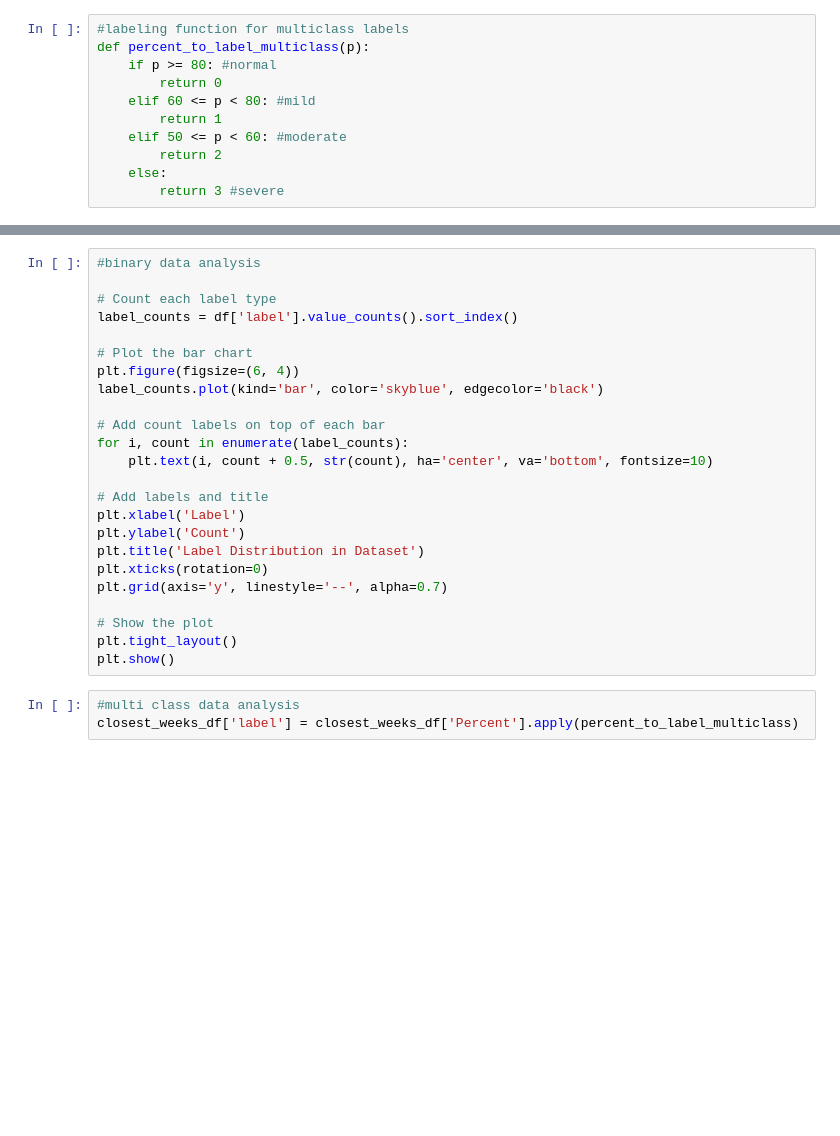
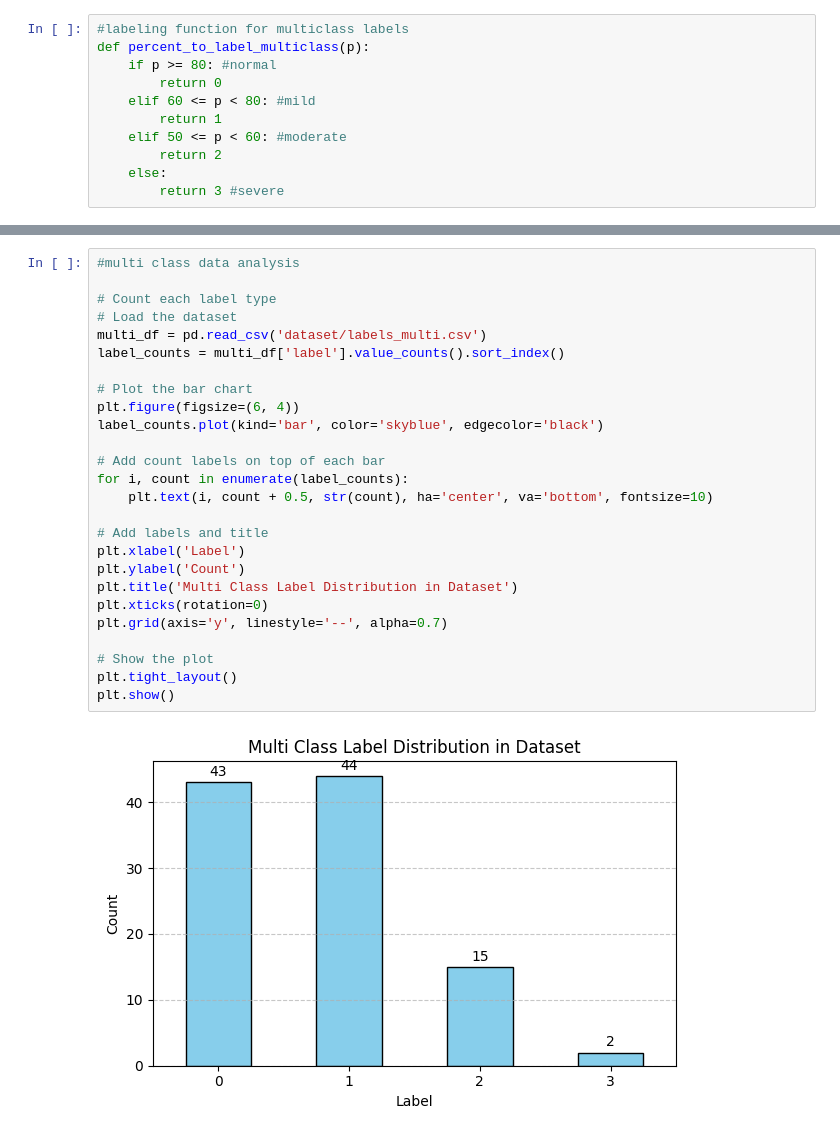
Before and after one commit to sidra-hussain/AI-CT-Covid-Classifier, a Jupyter notebook: data_analysis.ipynb, the cells around one changed output, grey strips where cells are left out. Saved outputs shown, nothing was run; the diff lists cells and outputs as text; blank space fills up the shorter version.

```diff
--- a/data_analysis.ipynb
+++ b/data_analysis.ipynb
@@ -51,27 +50,28 @@ plt.show()
 # %%
-#binary data analysis
+#multi class data analysis
 
 # Count each label type
-label_counts = df['label'].value_counts().sort_index()
+# Load the dataset
+multi_df = pd.read_csv('dataset/labels_multi.csv')
+label_counts = multi_df['label'].value_counts().sort_index()
 
 # Plot the bar chart
 plt.figure(figsize=(6, 4))
 label_counts.plot(kind='bar', color='skyblue', edgecolor='black')
 
 # Add count labels on top of each bar
 for i, count in enumerate(label_counts):
     plt.text(i, count + 0.5, str(count), ha='center', va='bottom', fontsize=10)
 
 # Add labels and title
 plt.xlabel('Label')
 plt.ylabel('Count')
-plt.title('Label Distribution in Dataset')
+plt.title('Multi Class Label Distribution in Dataset')
 plt.xticks(rotation=0)
 plt.grid(axis='y', linestyle='--', alpha=0.7)
 
 # Show the plot
 plt.tight_layout()
 plt.show()
+# %% [output]
+[figure, added]
-# %%
-#multi class data analysis
-closest_weeks_df['label'] = closest_weeks_df['Percent'].apply(percent_to_label_multiclass)
```
Also changed, not shown: parts of 2 cells of this notebook.
